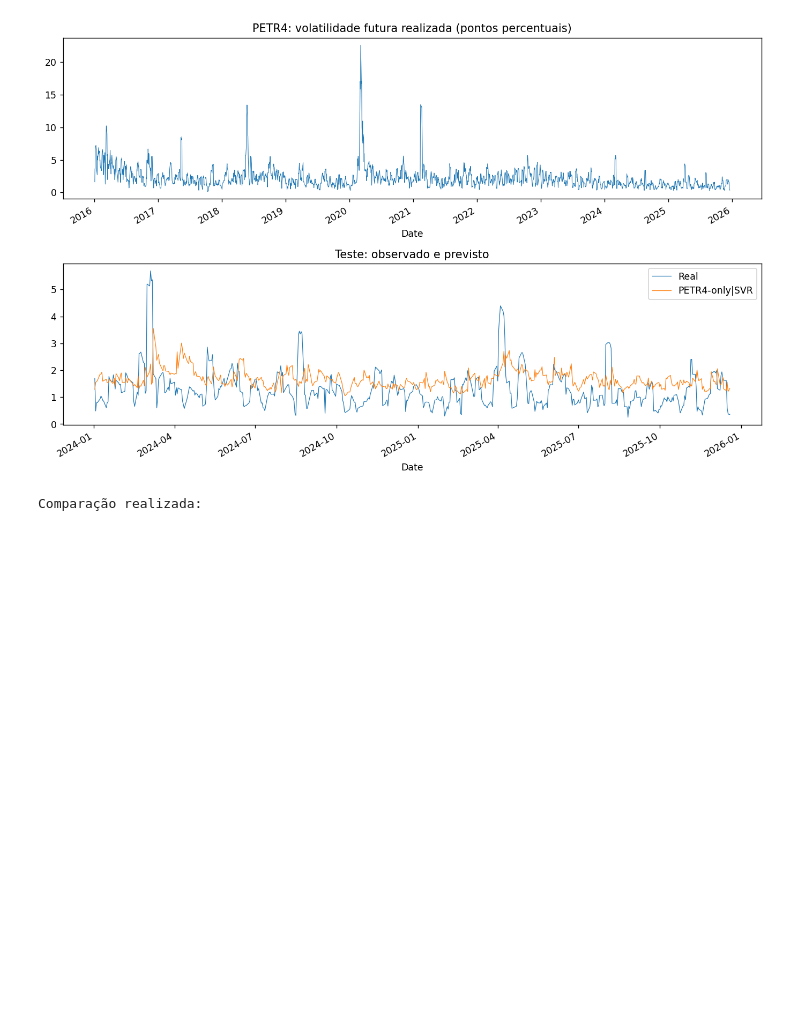
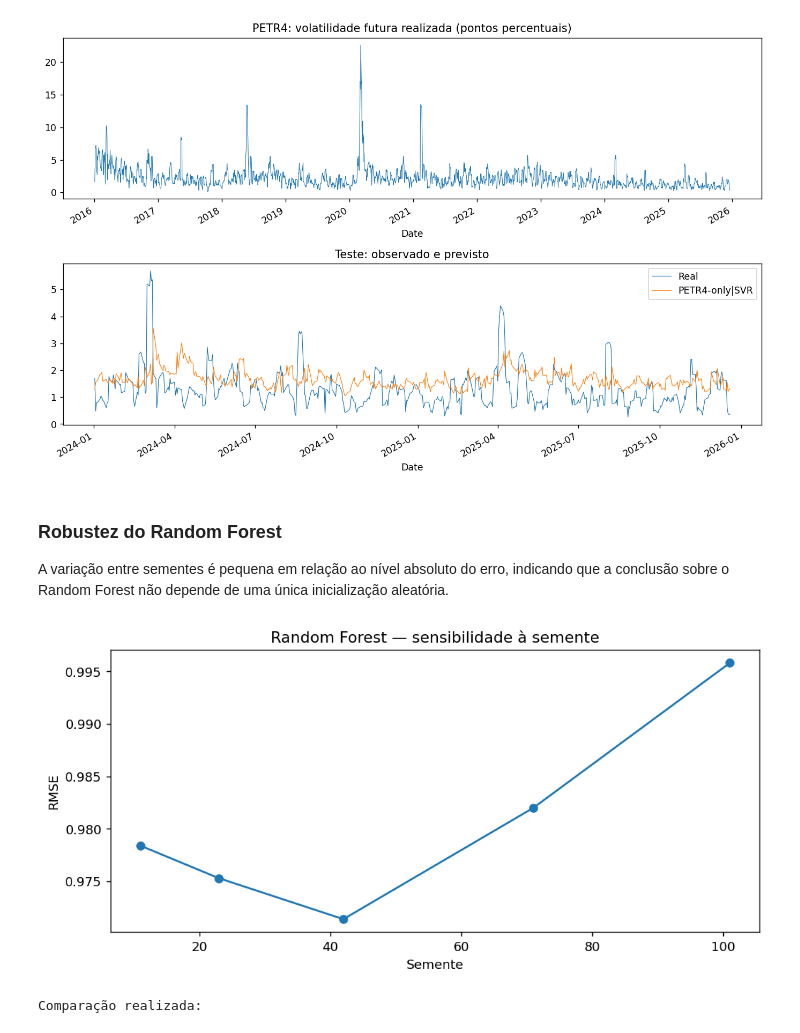
Before and after one commit to alvarobonifacio1980/Analise-de-Dados, a Jupyter notebook: projetos/03_AM_PETR4_USDBRL.ipynb, the cells around one changed output. Saved outputs shown, nothing was run; the diff lists cells and outputs as text; code cells hidden in the pictures; blank space fills up the shorter version.

```diff
--- a/projetos/03_AM_PETR4_USDBRL.ipynb
+++ b/projetos/03_AM_PETR4_USDBRL.ipynb
@@ -369,6 +427,19 @@ Date
 2024-08-22  3.4349    1.5040  1.9309
 2024-08-19  3.3156    1.3959  1.9197
 [figure]
+# %% [markdown]
+### Robustez do Random Forest
+
+A variação entre sementes é pequena em relação ao nível absoluto do erro, indicando que a conclusão sobre o Random Forest não depende de uma única inicialização aleatória.
+# %%
+plt.figure(figsize=(8, 4))
+plt.plot(seeds["seed"], seeds["RMSE"], marker="o")
+plt.title("Random Forest — sensibilidade à semente")
+plt.xlabel("Semente")
+plt.ylabel("RMSE")
+plt.show()
+# %% [output]
+[figure, added]
 # %%
 # Arquivos abertos de resultados, dados e auditoria
 results.to_csv(OUT/'resultados_modelos.csv',index=False)
```
Also changed, not shown: parts of 10 cells of this notebook.
